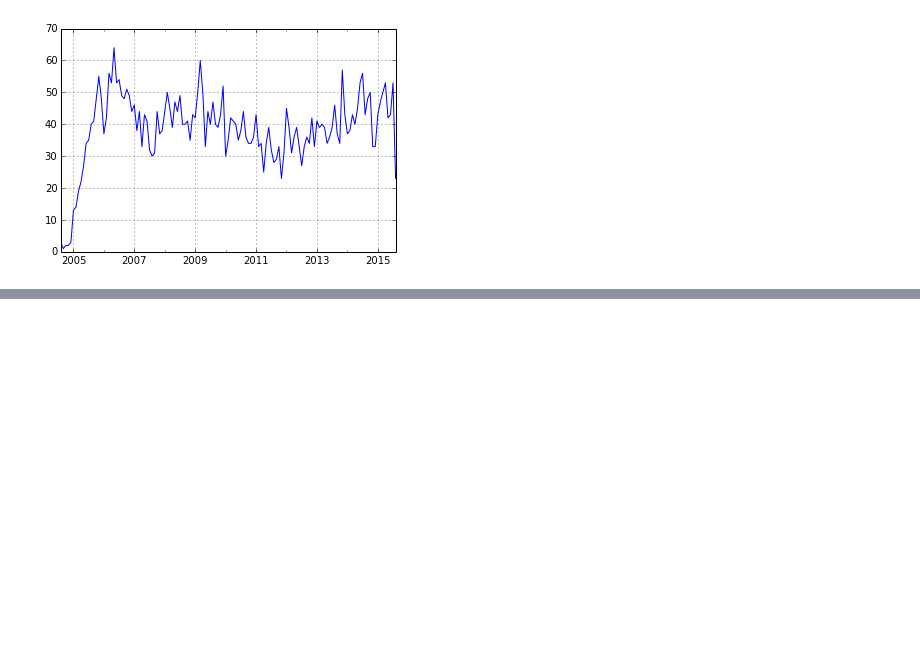
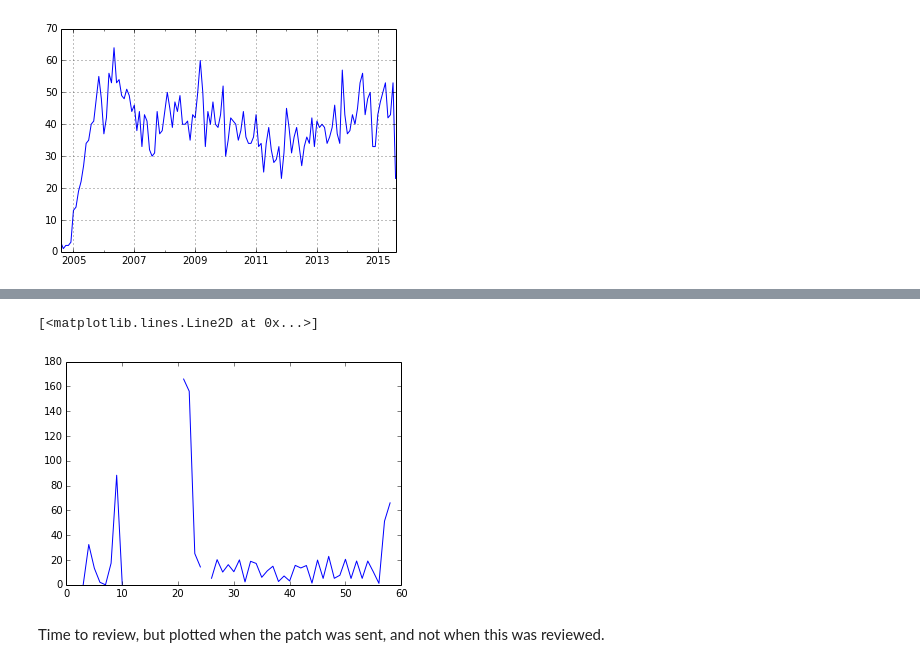
Before and after one commit to dicortazar/ipython-notebooks, a Jupyter notebook: projects/xen-analysis/Xen-analysis.ipynb, the cells around one changed output, grey strips where cells are left out. Cells and saved outputs as stored; diff of their text form; code cells hidden in the pictures; blank space fills up the shorter version.

```diff
--- a/projects/xen-analysis/Xen-analysis.ipynb
+++ b/projects/xen-analysis/Xen-analysis.ipynb
@@ -157,0 +223,8 @@ patchserie_submittersTS.plot()
+# %%
+# Median time to review per month measured in hours
+plot(median_time2review)
+# %% [output]
+[<matplotlib.lines.Line2D at 0x...>]
+[figure, added]
+# %% [markdown]
+Time to review, but plotted when the patch was sent, and not when this was reviewed.
```
Also changed, not shown: parts of 18 cells of this notebook.
